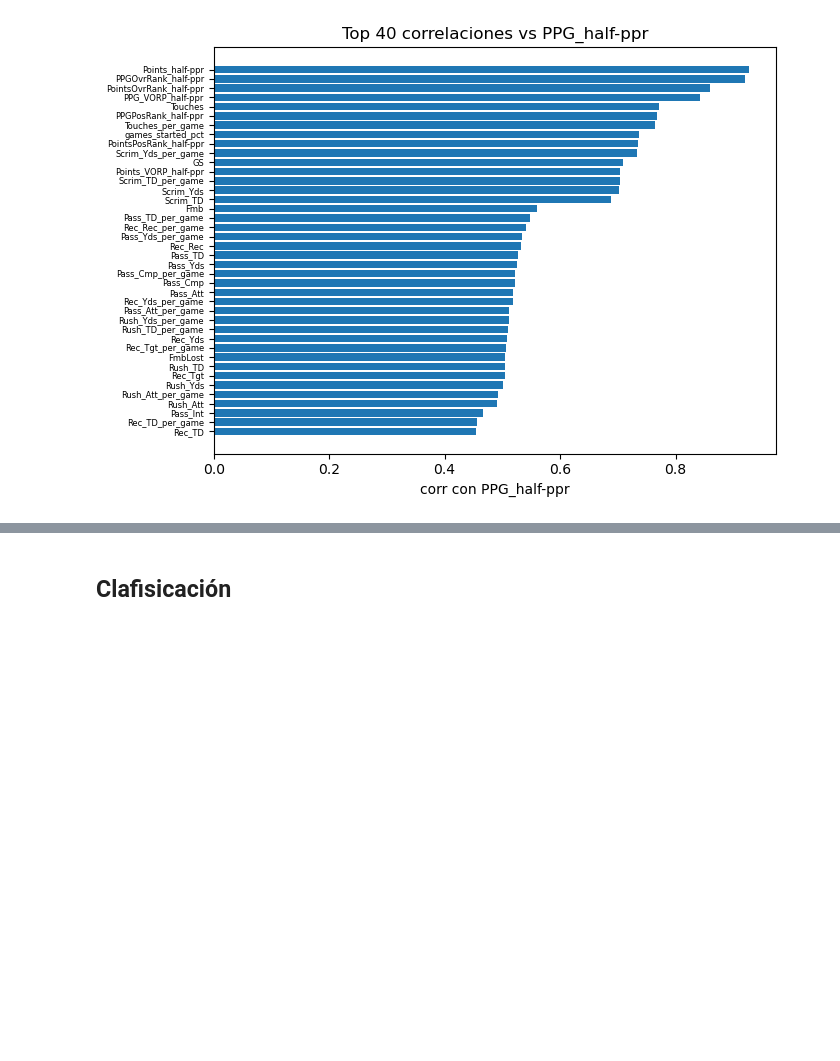
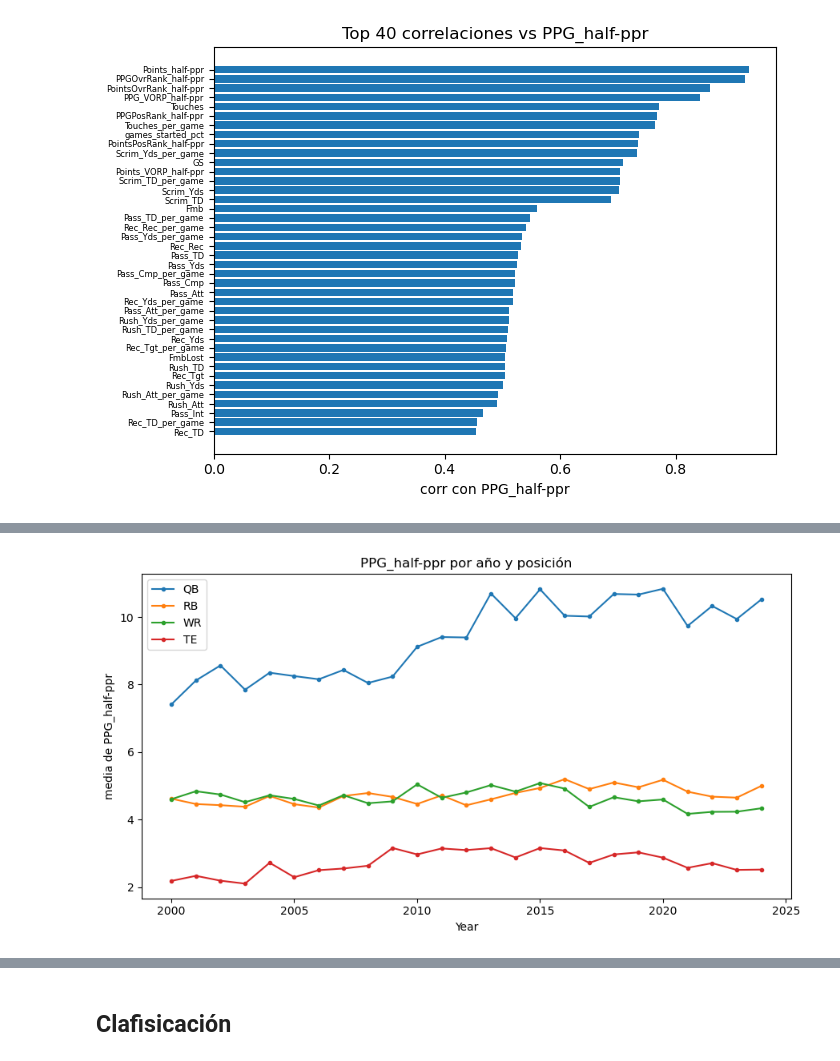
Before and after one commit to edumar67/Fantasy_project, a Jupyter notebook: Entrega 1/1_entrega.ipynb, the cells around one changed output, grey strips where cells are left out. Drawn from its saved outputs; the diff is of its cells as text; code cells hidden in the pictures; blank space fills up the shorter version.

Commit message:
Final visuals of Regression

```diff
--- a/Entrega 1/1_entrega.ipynb
+++ b/Entrega 1/1_entrega.ipynb
@@ -251,3 +263,26 @@ plt.tight_layout()
 plt.show()
 # %% [output]
 [figure]
+# %%
+# Se nos ocurrió ver que pasaría si usamos cuantiles usando nuestra variable objetivo
+df_ordenado = df_ordenado.dropna(subset=[target]).copy()
+df_ordenado["ppg_bin_q4"] = pd.qcut(
+    df_ordenado[target], q=4,
+    labels=["Q1", "Q2", "Q3", "Q4"]
+).astype("category")
+
+# las numericas
+num_cols = df_ordenado.select_dtypes(include="number").columns.tolist()
+
+def q25(s): return s.quantile(0.25)
+def q75(s): return s.quantile(0.75)
+q25.__name__ = "q25"; q75.__name__ = "q75"
+
+resumen_q4 = (
+    df_ordenado
+    .groupby("ppg_bin_q4", observed=True)[num_cols]  # <-- clave
+    .agg(["mean", "median", q25, q75])
+    .sort_index()
+)
+
+resumen_q4.head()
@@ -253,0 +298,20 @@ plt.show()
+# %%
+# aquí podemos ver la evolución de nuestro target dependiendo de la posición y como ha ido durante los años
+pos_focus = ["QB","RB","WR","TE"]
+
+mpos = (df_ordenado[df_ordenado["Pos"].isin(pos_focus)]
+        .dropna(subset=[target])
+        .groupby(["Year","Pos"])[target].mean().unstack("Pos").sort_index())
+
+plt.figure(figsize=(9,5))
+for p in pos_focus:
+    if p in mpos.columns:
+        plt.plot(mpos.index, mpos[p], marker=".", label=p)
+plt.xlabel("Year");
+plt.ylabel(f"media de {target}")
+plt.title(f"{target} por año y posición")
+plt.legend();
+plt.tight_layout();
+plt.show()
+# %% [output]
+[figure, added]
```
Also changed, not shown: parts of 20 cells of this notebook.
